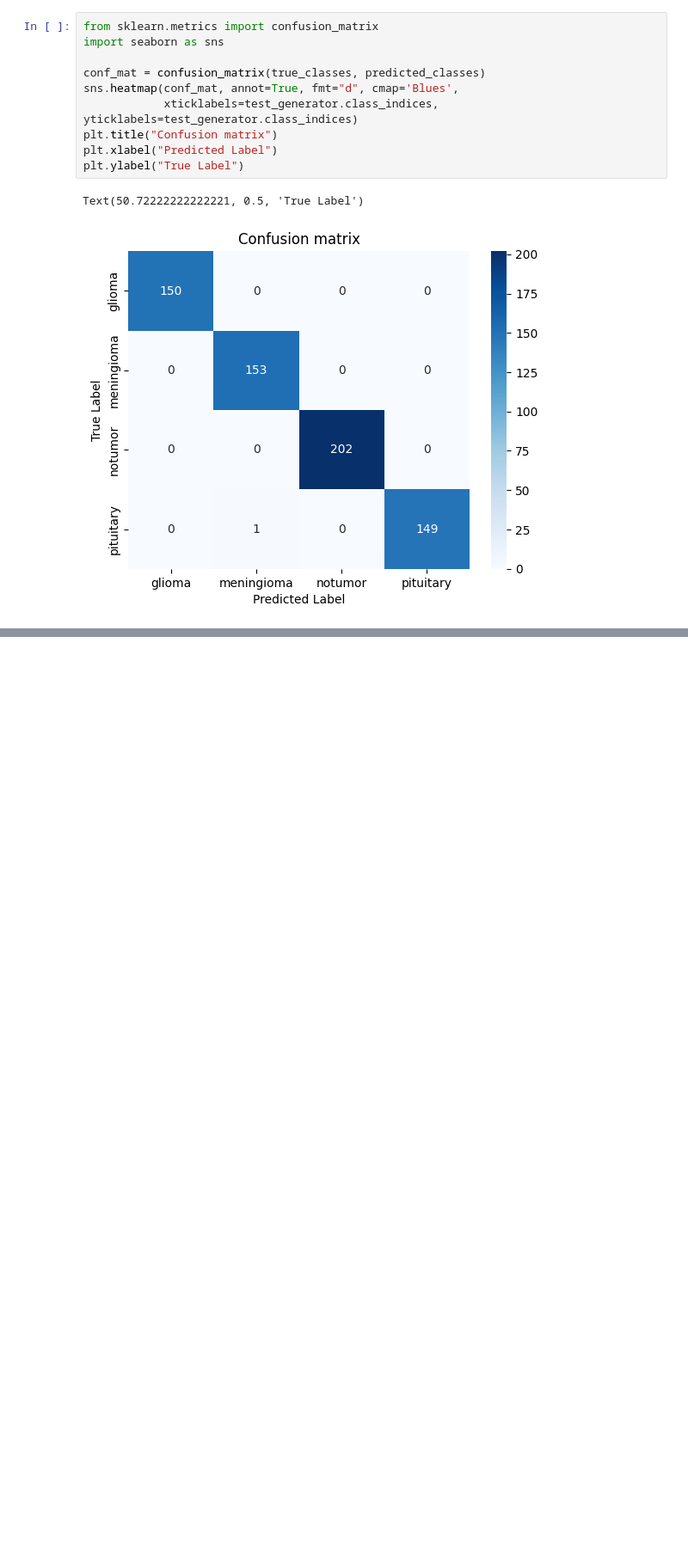
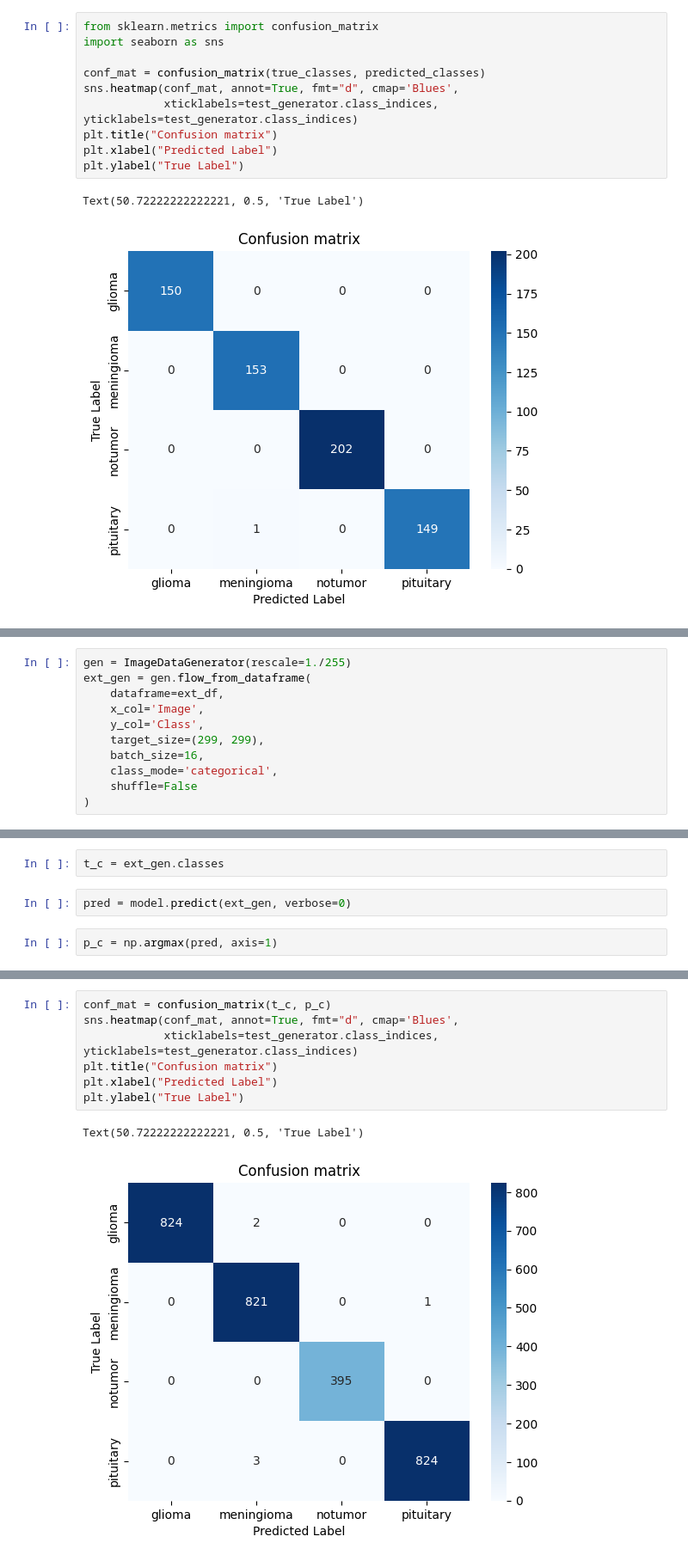
Before and after one commit to Rahul-Samedavar/Brain-Tumor-Detector-From-MRI-Scan, a Jupyter notebook: trainer.ipynb, the cells around one changed output, grey strips where cells are left out. Shown at 86% size. Cells and saved outputs as stored; diff of their text form; blank space fills up the shorter version.

```diff
--- a/trainer.ipynb
+++ b/trainer.ipynb
@@ -312,0 +332,11 @@ Text(50.72222222222221, 0.5, 'True Label')
+# %%
+gen = ImageDataGenerator(rescale=1./255)
+ext_gen = gen.flow_from_dataframe(
+    dataframe=ext_df,
+    x_col='Image',
+    y_col='Class',
+    target_size=(299, 299),
+    batch_size=16,
+    class_mode='categorical',
+    shuffle=False
+)
@@ -312,0 +347,6 @@ Text(50.72222222222221, 0.5, 'True Label')
+# %%
+t_c = ext_gen.classes
+# %%
+pred = model.predict(ext_gen, verbose=0)
+# %%
+p_c = np.argmax(pred, axis=1)
@@ -312,0 +368,10 @@ Text(50.72222222222221, 0.5, 'True Label')
+# %%
+conf_mat = confusion_matrix(t_c, p_c)
+sns.heatmap(conf_mat, annot=True, fmt="d", cmap='Blues',
+            xticklabels=test_generator.class_indices, yticklabels=test_generator.class_indices)
+plt.title("Confusion matrix")
+plt.xlabel("Predicted Label")
+plt.ylabel("True Label")
+# %% [output]
+Text(50.72222222222221, 0.5, 'True Label')
+[figure, added]
```
Also changed, not shown: parts of 9 cells of this notebook, 3 other files.
